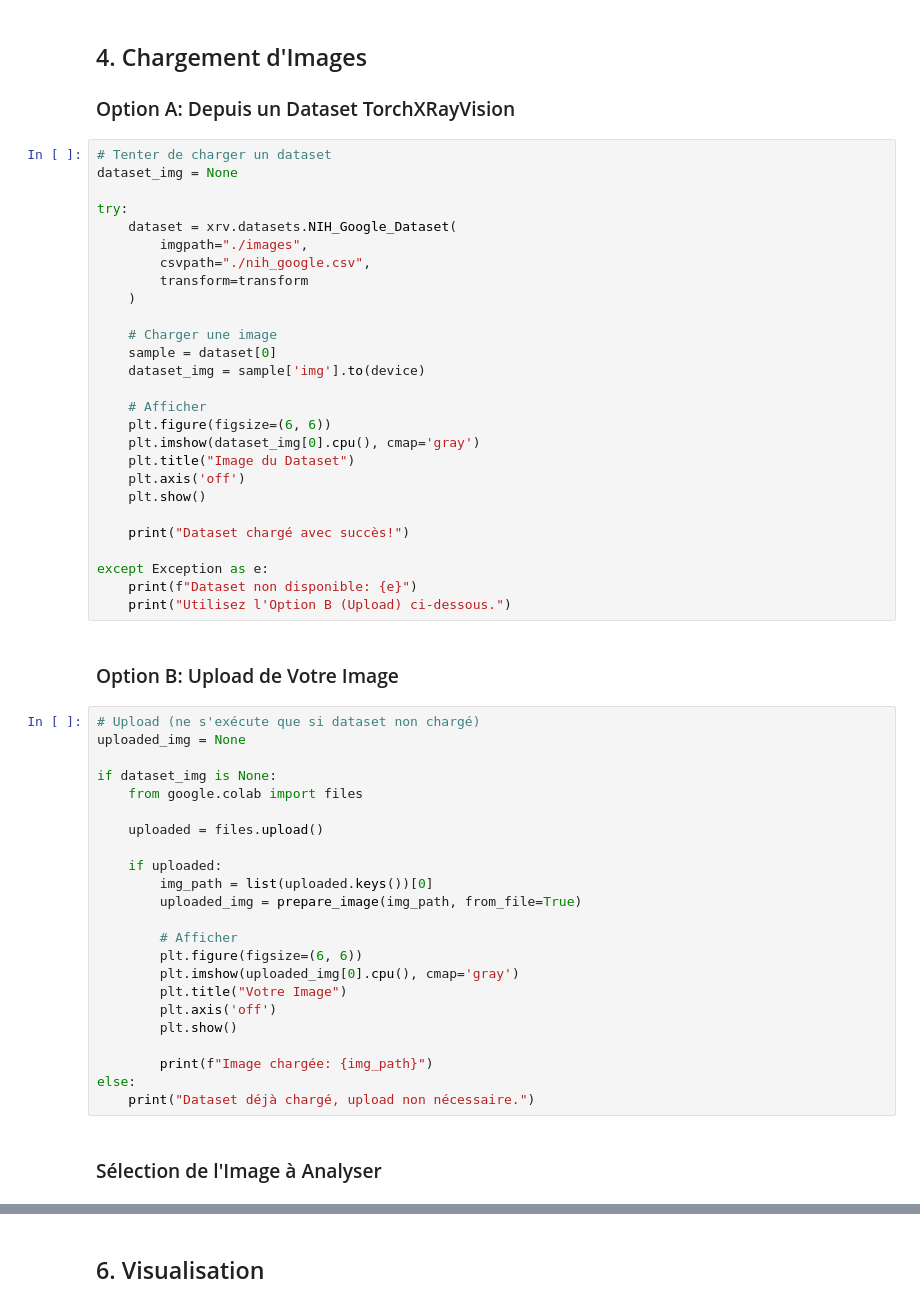
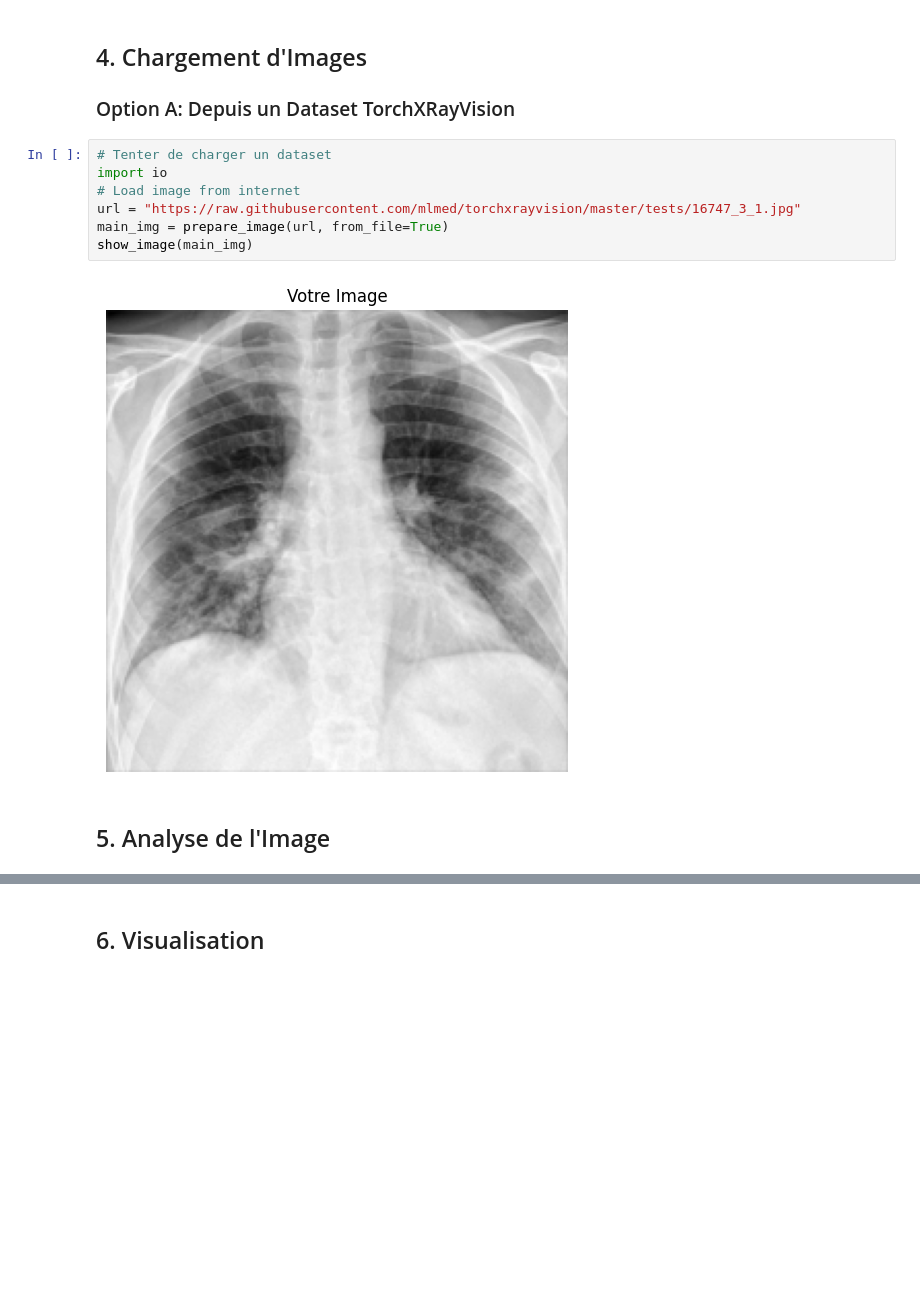
Before and after one commit to maclandrol/cours-ia-med, a Jupyter notebook: 05_Analyse_Radiographies_Thoraciques.ipynb, the cells around one changed output, grey strips where cells are left out. Drawn from its saved outputs; the diff is of its cells as text; blank space fills up the shorter version.

```diff
--- a/05_Analyse_Radiographies_Thoraciques.ipynb
+++ b/05_Analyse_Radiographies_Thoraciques.ipynb
@@ -169,57 +121,14 @@ print("Fonctions utilitaires chargées!")
 ## 4. Chargement d'Images
 
 ### Option A: Depuis un Dataset TorchXRayVision
-# %%
-# Tenter de charger un dataset
-dataset_img = None
-
-try:
-    dataset = xrv.datasets.NIH_Google_Dataset(
-        imgpath="./images",
-        csvpath="./nih_google.csv",
-        transform=transform
-    )
-
-    # Charger une image
-    sample = dataset[0]
-    dataset_img = sample['img'].to(device)
-
-    # Afficher
-    plt.figure(figsize=(6, 6))
-    plt.imshow(dataset_img[0].cpu(), cmap='gray')
-    plt.title("Image du Dataset")
-    plt.axis('off')
-    plt.show()
-
-    print("Dataset chargé avec succès!")
-
-except Exception as e:
-    print(f"Dataset non disponible: {e}")
-    print("Utilisez l'Option B (Upload) ci-dessous.")
+# %%
+# Tenter de charger un dataset
+import io
+# Load image from internet
+url = "https://raw.githubusercontent.com/mlmed/torchxrayvision/master/tests/16747_3_1.jpg"
+main_img = prepare_image(url, from_file=True)
+show_image(main_img)
+# %% [output]
+[figure, added]
 # %% [markdown]
-### Option B: Upload de Votre Image
+## 5. Analyse de l'Image
-# %%
-# Upload (ne s'exécute que si dataset non chargé)
-uploaded_img = None
-
-if dataset_img is None:
-    from google.colab import files
-
-    uploaded = files.upload()
-
-    if uploaded:
-        img_path = list(uploaded.keys())[0]
-        uploaded_img = prepare_image(img_path, from_file=True)
-
-        # Afficher
-        plt.figure(figsize=(6, 6))
-        plt.imshow(uploaded_img[0].cpu(), cmap='gray')
-        plt.title("Votre Image")
-        plt.axis('off')
-        plt.show()
-
-        print(f"Image chargée: {img_path}")
-else:
-    print("Dataset déjà chargé, upload non nécessaire.")
-# %% [markdown]
-### Sélection de l'Image à Analyser
```
Also changed, not shown: parts of 24 cells of this notebook.
